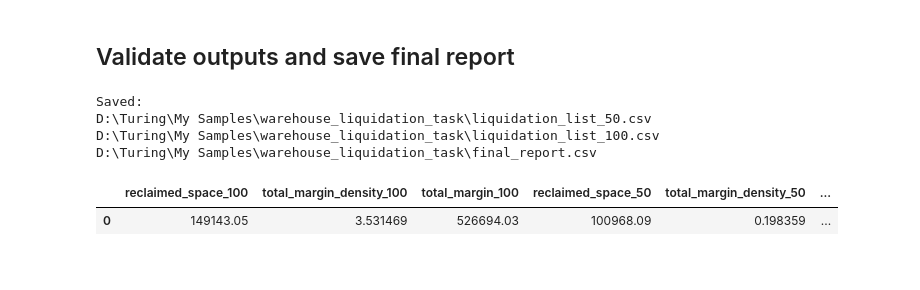
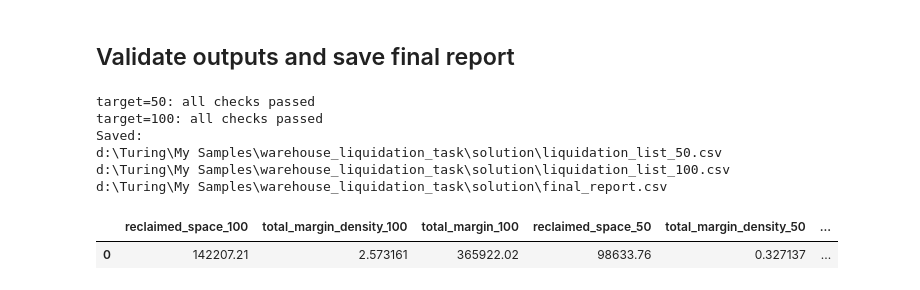
Before and after one commit to brpuneet898/BA_colab_bench_tasks, a Jupyter notebook: warehouse_liquidation_task/solution/solution.ipynb, the cells around one changed output. Drawn from its saved outputs; the diff is of its cells as text; code cells hidden in the pictures.

Commit message:
updated warehouse liquidation task - v4

```diff
--- a/warehouse_liquidation_task/solution/solution.ipynb
+++ b/warehouse_liquidation_task/solution/solution.ipynb
@@ -165,7 +193,7 @@ print("Dependency edges:", len(dependency_edges))
 Eligible SKUs: 112
 Dependency edges: 48
 # %%
-def solve_problem(cost_vector: np.ndarray, target_count: int, damaged_exact=None, dead_exact=None):
+def solve_problem(target_count: int, cost_vector: np.ndarray, damaged_exact=None, dead_exact=None):
     rows = [np.ones(len(eligible_df))]
     lower = [target_count]
     upper = [target_count]
@@ -182,8 +210,8 @@ def solve_problem(cost_vector: np.ndarray, target_count: int, damaged_exact=None
 
     for parent_idx, child_idx in dependency_edges:
         row = np.zeros(len(eligible_df))
-        row[child_idx] = 1.0
-        row[parent_idx] = -1.0
+        row[parent_idx] = 1.0
+        row[child_idx] = -1.0
         rows.append(row)
         lower.append(-np.inf)
         upper.append(0.0)
@@ -210,10 +238,10 @@ def solve_problem(cost_vector: np.ndarray, target_count: int, damaged_exact=None
 
 
 def solve_density_optimal(target_count: int):
-    damaged_solution = solve_problem(-damaged.astype(float), target_count)
+    damaged_solution = solve_problem(target_count, -damaged.astype(float))
     optimal_damaged = int(damaged[damaged_solution].sum())
 
-    dead_solution = solve_problem(-dead.astype(float), target_count, damaged_exact=optimal_damaged)
+    dead_solution = solve_problem(target_count, -dead.astype(float), damaged_exact=optimal_damaged)
     optimal_dead = int(dead[dead_solution].sum())
 
     best_density = 0.0
@@ -221,8 +249,8 @@ def solve_density_optimal(target_count: int):
 
     for _ in range(50):
         solution = solve_problem(
+            target_count,
             margin - best_density * volume,
-            target_count,
             damaged_exact=optimal_damaged,
             dead_exact=optimal_dead,
         )
@@ -319,38 +347,52 @@ Density: 3.531469
 ## Validate outputs and save final report
 # %%
 for target in (50, 100):
-    selected_skus = set(results[target]["selected"]["SKU"])
-    protected_skus = set(df.loc[df["is_protected"], "SKU"])
-    assert not (selected_skus & protected_skus)
-    assert len(selected_skus) == target
+    selected_skus = set(results[target]['selected']['SKU'])
+    protected_skus = set(df.loc[df['is_protected'], 'SKU'])
+    assert not (selected_skus & protected_skus), 'Protected SKU found in selection'
+    assert len(selected_skus) == target, f'Expected {target} SKUs, got {len(selected_skus)}'
 
-    # Dependency consistency
-    for _, row in results[target]["selected"].iterrows():
-        parent = str(row["Requires_Base_SKU"]).strip()
-        if parent and parent != "nan":
-            assert parent in selected_skus
+    # Dependency consistency check (CORRECT direction):
+    # Business rule: if a PARENT is liquidated, ALL its non-protected dependents
+    # must also be liquidated.  We scan the full df for rows whose
+    # Requires_Base_SKU appears in selected_skus; those child SKUs must be
+    # selected too (unless they are protected and therefore ineligible).
+    for _, row in df.iterrows():
+        parent = row['Requires_Base_SKU']
+        if pd.notna(parent):
+            parent = str(parent).strip()
+            if parent and parent in selected_skus:
+                child_sku = row['SKU']
+                if not row['is_protected']:
+                    assert child_sku in selected_skus, (
+                        f'Dependency violated for target={target}: '
+                        f'parent {parent} is selected but dependent {child_sku} is not'
+                    )
+    print(f'target={target}: all checks passed')
 
 final_report = pd.DataFrame([{
-    "reclaimed_space_100": results[100]["volume"],
-    "total_margin_density_100": results[100]["density"],
-    "total_margin_100": results[100]["margin"],
-    "reclaimed_space_50": results[50]["volume"],
-    "total_margin_density_50": results[50]["density"],
-    "total_margin_50": results[50]["margin"],
+    'reclaimed_space_100': results[100]['volume'],
+    'total_margin_density_100': results[100]['density'],
+    'total_margin_100': results[100]['margin'],
+    'reclaimed_space_50': results[50]['volume'],
+    'total_margin_density_50': results[50]['density'],
+    'total_margin_50': results[50]['margin'],
 }])
 
-final_report_path = WORKSPACE_DIR / "final_report.csv"
+final_report_path = WORKSPACE_DIR / 'final_report.csv'
 final_report.to_csv(final_report_path, index=False)
 
-print("Saved:")
-print(WORKSPACE_DIR / "liquidation_list_50.csv")
-print(WORKSPACE_DIR / "liquidation_list_100.csv")
+print('Saved:')
+print(WORKSPACE_DIR / 'liquidation_list_50.csv')
+print(WORKSPACE_DIR / 'liquidation_list_100.csv')
 print(final_report_path)
 display(final_report)
 # %% [output]
+target=50: all checks passed
+target=100: all checks passed
 Saved:
-D:\Turing\My Samples\warehouse_liquidation_task\liquidation_list_50.csv
-D:\Turing\My Samples\warehouse_liquidation_task\liquidation_list_100.csv
-D:\Turing\My Samples\warehouse_liquidation_task\final_report.csv
+d:\Turing\My Samples\warehouse_liquidation_task\solution\liquidation_list_50.csv
+d:\Turing\My Samples\warehouse_liquidation_task\solution\liquidation_list_100.csv
+d:\Turing\My Samples\warehouse_liquidation_task\solution\final_report.csv
 |  | reclaimed_space_100 | total_margin_density_100 | total_margin_100 | reclaimed_space_50 | total_margin_density_50 | ... |
-| 0 | 149143.05 | 3.531469 | 526694.03 | 100968.09 | 0.198359 | ... |
+| 0 | 142207.21 | 2.573161 | 365922.02 | 98633.76 | 0.327137 | ... |
```
Also changed, not shown: parts of 3 cells of this notebook, 2 other files.
